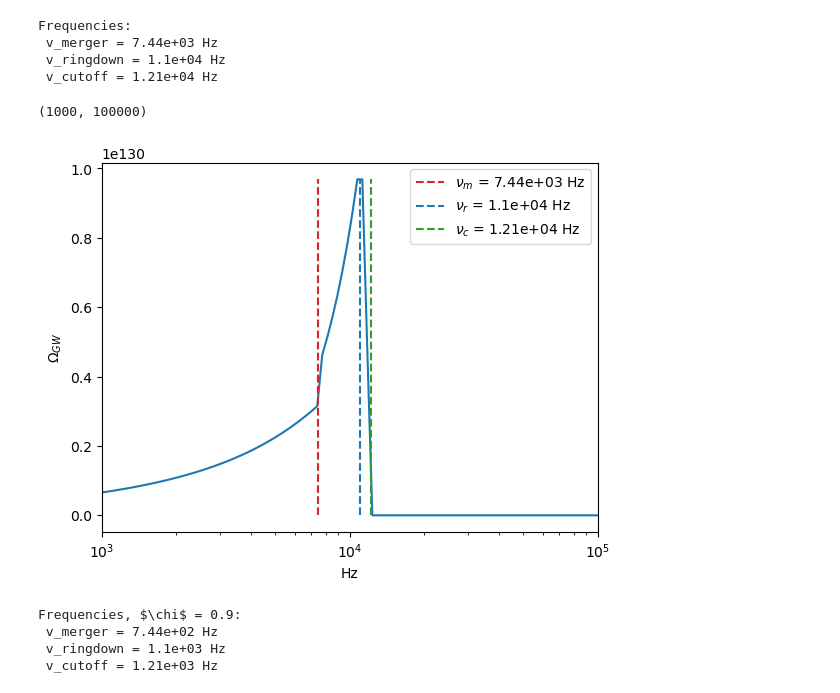
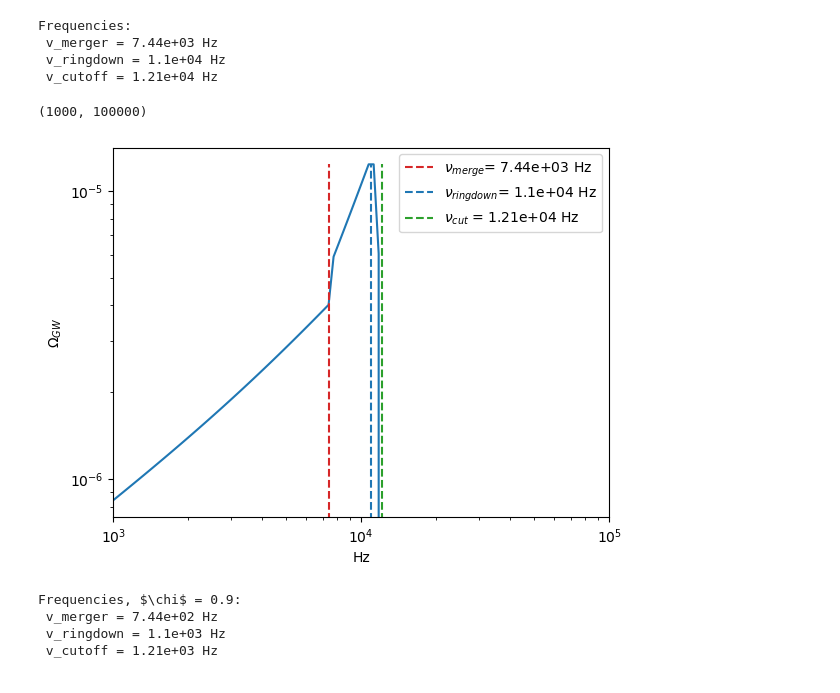
Before and after one commit to cewasiuk/SBGW, a Jupyter notebook: SBGW_notebook.ipynb, the cells around one changed output. Saved outputs shown, nothing was run; the diff lists cells and outputs as text; code cells hidden in the pictures.

```diff
--- a/SBGW_notebook.ipynb
+++ b/SBGW_notebook.ipynb
@@ -7,7 +7,7 @@ from matplotlib import pyplot as plt
 
 
 G = 6.67e-8 # G const in cm^3/g/s^2
-H0 = 69.8 * 1e5 # (km/s)/Mpc ->  (cm/s)/Mpc
+H0 = 69.8 * 1e5* 1000 # (km/s)/Mpc ->  (cm/s)/Mpc -> (cm/s)/Gpc
 pi = np.pi
 c = 2.99e10 # in cm/s
 Omega_m = 0.307
@@ -40,7 +40,7 @@ def R_0(m,f_pbh,t):
     S_eq = 0.005**2
     t0 = 13.8e9 # age of the universe, years
     M_0 = M_solar # keep input masses in solar mass
-    R = 3.1*10**6*f_pbh**(53/37)*(t/t0)**(-34/37)*(m/M_0)**(-32/37)*0.24*(1+2.5*S_eq/f_pbh**2)**(-21/74)
+    R = 3.1*10**6*3.17098e-8**f_pbh**(53/37)*(t/t0)**(-34/37)*(m/M_0)**(-32/37)*0.24*(1+2.5*S_eq/f_pbh**2)**(-21/74)
     return R
 
 # Takes single value of frequency and calculates dEdnu
@@ -141,39 +141,38 @@ m1 = M_solar # Solar mass in grams
 m2 = M_solar
 v_obs = 0.2
 chi = 0.9
 mu_merg = 0
 mu_ring = 0
 mu_cut = 0
 mu_sigma = 0
 
 start_freq , stop_freq = 3,5
 freq = np.logspace(start_freq, stop_freq, num=int(1e2), base=10.0, dtype=None, endpoint=True)
 
 Omega = []
 
 for f in freq:
     a, v_merg, v_ring, v_cut = omega_GW(f,m1,m2, chi,mu_merg, mu_ring, mu_cut,mu_sigma)
     Omega.append(a)
 print("Frequencies: \n v_merger = {:.3} Hz".format(v_merg) + "\n v_ringdown = {:.3} Hz".format(v_ring) + "\n v_cutoff = {:.3} Hz".format(v_cut))
 
 plt.plot(freq,Omega)
 plt.xlabel('Hz')
 plt.ylabel('$\\Omega_{GW}$')
-# plt.yscale('log')
+plt.yscale('log')
 plt.xscale('log')
-plt.vlines(v_merg,0,max(Omega), color = 'tab:red',linestyle='--', label = "$\\nu_m$ = {:.3} Hz".format(v_merg))
-plt.vlines(v_ring,0,max(Omega),color = 'tab:blue',linestyle='--', label = "$\\nu_r$ = {:.3} Hz".format(v_ring))
-plt.vlines(v_cut,0,max(Omega),color = 'tab:green',linestyle='--', label = "$\\nu_c$ = {:.3} Hz".format(v_cut))
+plt.vlines(v_merg,0,max(Omega), color = 'tab:red',linestyle='--', label = r"$\nu_{merge}$" + "= {:.3} Hz".format(v_merg))
+plt.vlines(v_ring,0,max(Omega),color = 'tab:blue',linestyle='--', label = r"$\nu_{ringdown}$" + "= {:.3} Hz".format(v_ring))
+plt.vlines(v_cut,0,max(Omega),color = 'tab:green',linestyle='--', label = r"$\nu_{cut}$" + " = {:.3} Hz".format(v_cut))
 plt.legend()
 plt.xlim(10**(start_freq),10**(stop_freq))
-# plt.gca().invert_xaxis()
 # %% [output]
 Frequencies:
  v_merger = 7.44e+03 Hz
  v_ringdown = 1.1e+04 Hz
  v_cutoff = 1.21e+04 Hz
 (1000, 100000)
-[figure, old version]
+[figure, new version]
 # %%
 
 m1 = 10*M_solar # Solar mass in grams
```
